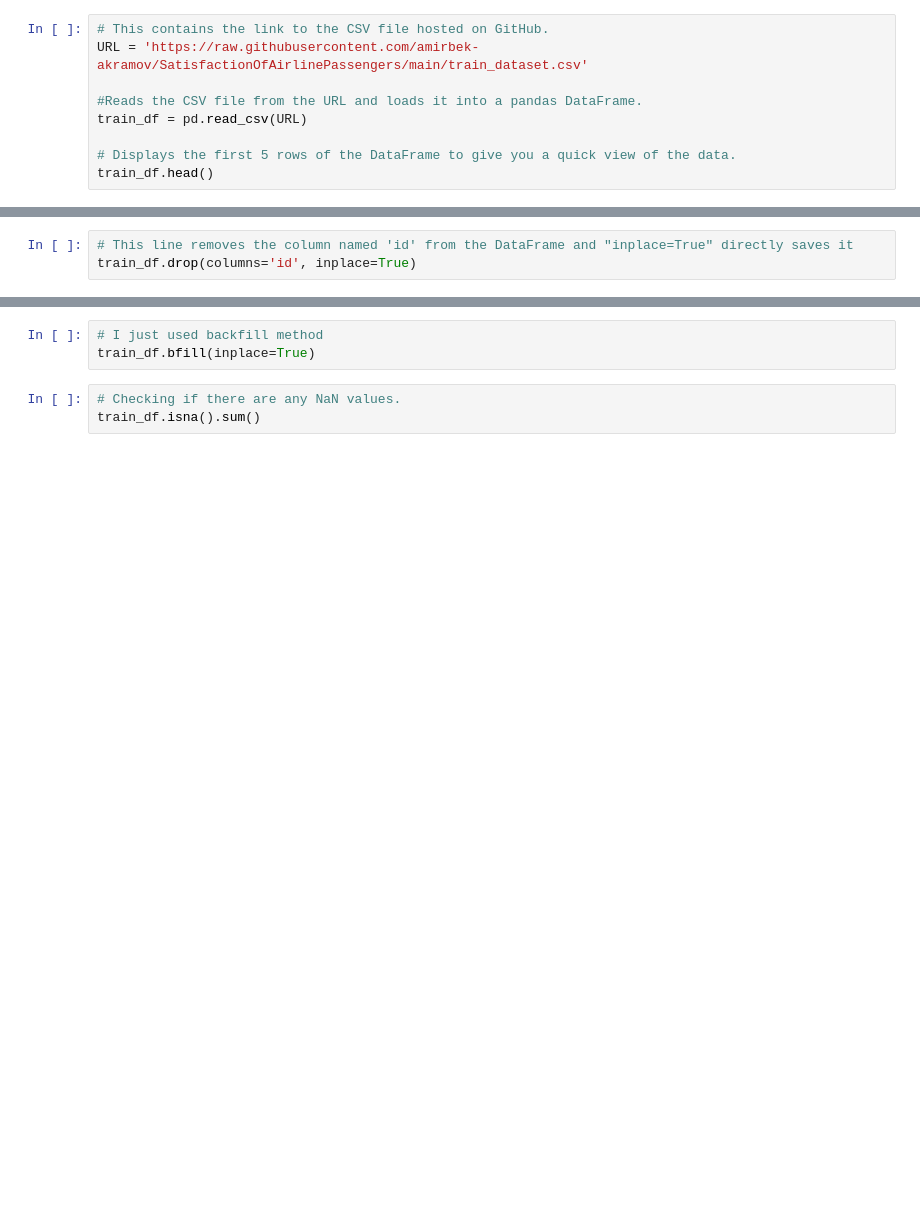
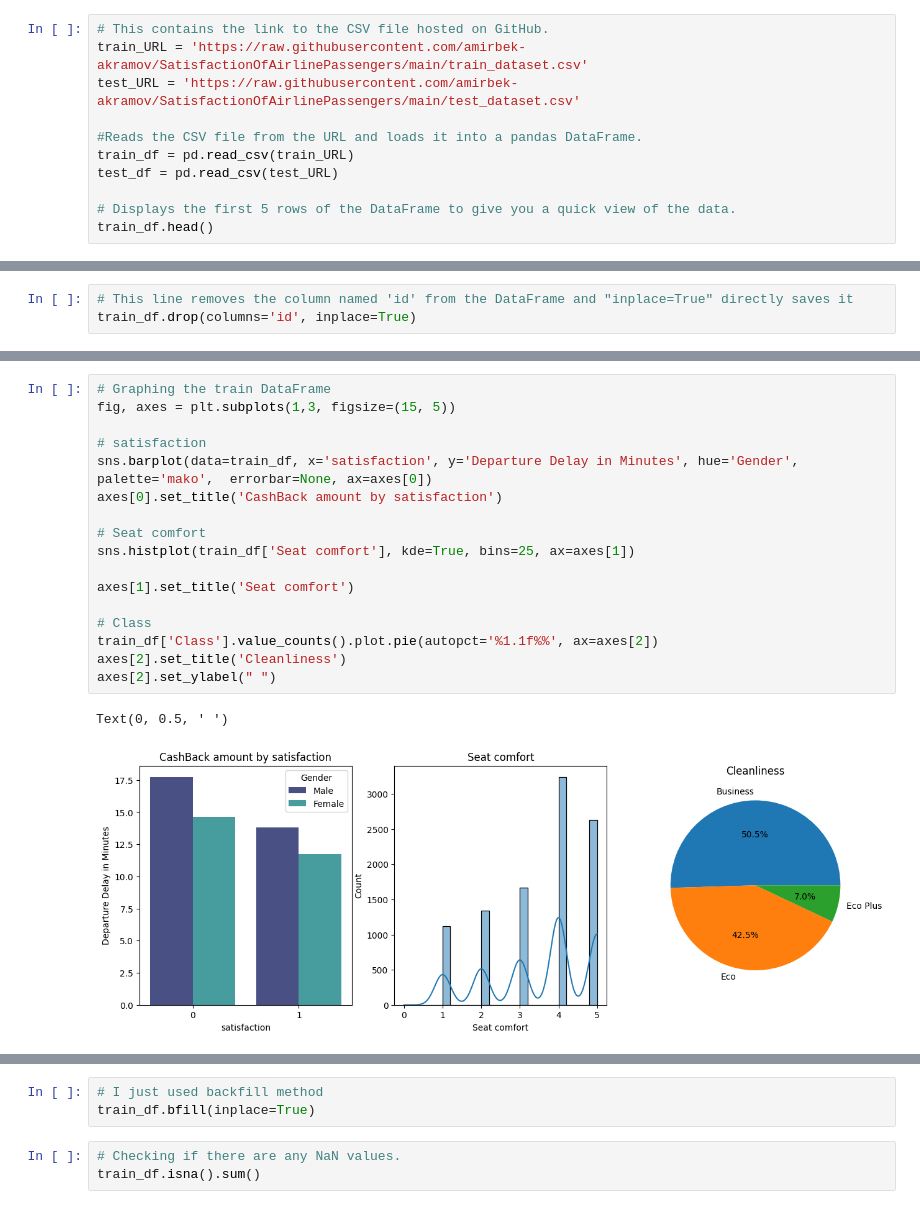
Before and after one commit to amirbek-akramov/SatisfactionOfAirlinePassengers, a Jupyter notebook: Jupyter_Notebook.ipynb, the cells around one changed output, grey strips where cells are left out. Drawn from its saved outputs; the diff is of its cells as text; blank space fills up the shorter version.

```diff
--- a/Jupyter_Notebook.ipynb
+++ b/Jupyter_Notebook.ipynb
@@ -17,10 +17,12 @@ import seaborn as sns
 %matplotlib inline
 # %%
 # This contains the link to the CSV file hosted on GitHub.
-URL = 'https://raw.githubusercontent.com/amirbek-akramov/SatisfactionOfAirlinePassengers/main/train_dataset.csv'
+train_URL = 'https://raw.githubusercontent.com/amirbek-akramov/SatisfactionOfAirlinePassengers/main/train_dataset.csv'
+test_URL = 'https://raw.githubusercontent.com/amirbek-akramov/SatisfactionOfAirlinePassengers/main/test_dataset.csv'
 
 #Reads the CSV file from the URL and loads it into a pandas DataFrame.
-train_df = pd.read_csv(URL)
+train_df = pd.read_csv(train_URL)
+test_df = pd.read_csv(test_URL)
 
 # Displays the first 5 rows of the DataFrame to give you a quick view of the data.
 train_df.head()
@@ -38,0 +79,20 @@ train_df.info()
+# %%
+# Graphing the train DataFrame
+fig, axes = plt.subplots(1,3, figsize=(15, 5))
+
+# satisfaction
+sns.barplot(data=train_df, x='satisfaction', y='Departure Delay in Minutes', hue='Gender', palette='mako',  errorbar=None, ax=axes[0])
+axes[0].set_title('CashBack amount by satisfaction')
+
+# Seat comfort
+sns.histplot(train_df['Seat comfort'], kde=True, bins=25, ax=axes[1])
+
+axes[1].set_title('Seat comfort')
+
+# Class
+train_df['Class'].value_counts().plot.pie(autopct='%1.1f%%', ax=axes[2])
+axes[2].set_title('Cleanliness')
+axes[2].set_ylabel(" ")
+# %% [output]
+Text(0, 0.5, ' ')
+[figure, added]
```
Also changed, not shown: parts of 20 cells of this notebook.
